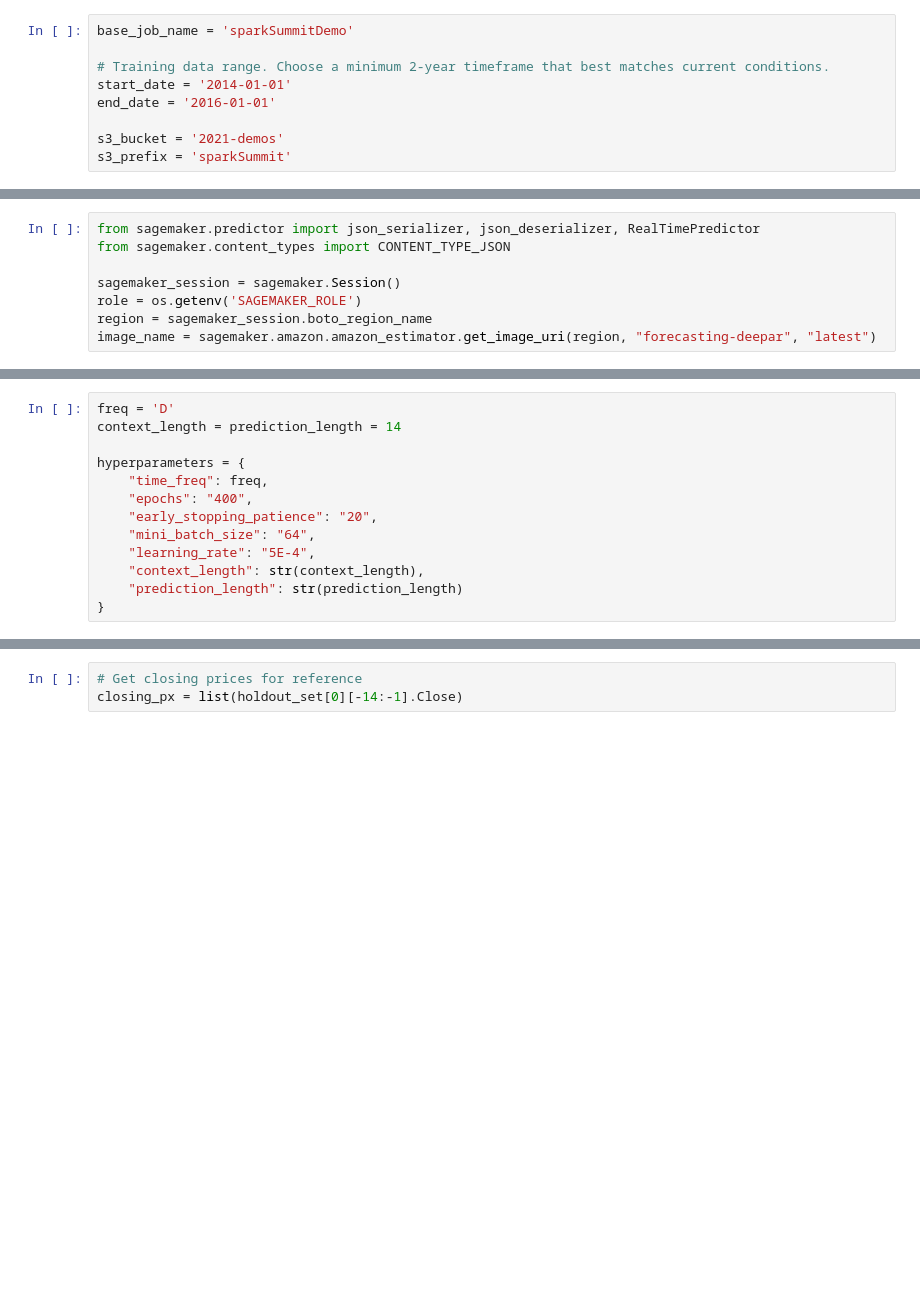
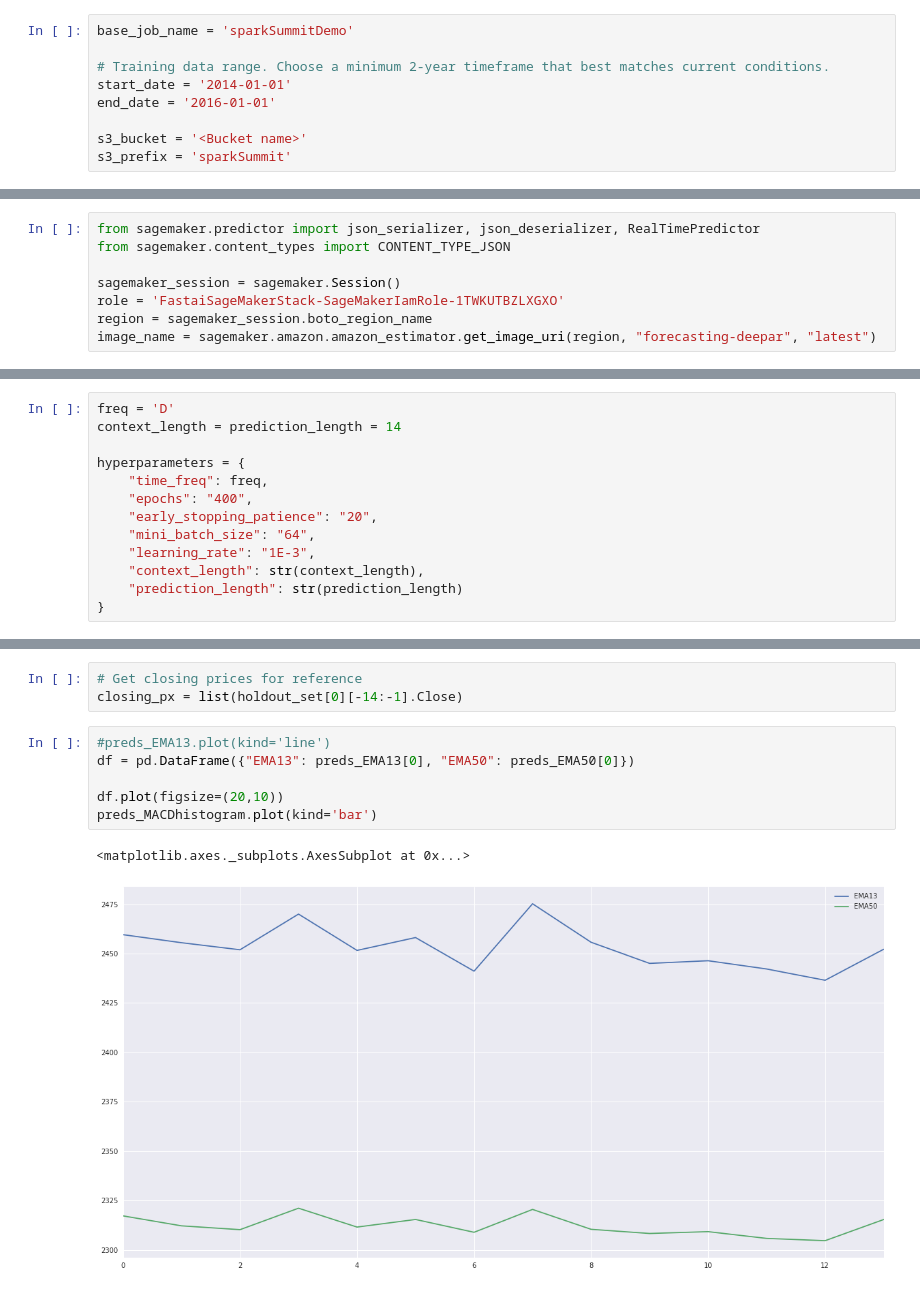
Before and after one commit to skrinak/SparkSummit2020, a Jupyter notebook: Forecasting Market Sentiment.ipynb, the cells around one changed output, grey strips where cells are left out. Saved outputs shown, nothing was run; the diff lists cells and outputs as text; blank space fills up the shorter version.

Commit message:
Changes to optimize hyperparameters and fixing chart

```diff
--- a/Forecasting Market Sentiment.ipynb
+++ b/Forecasting Market Sentiment.ipynb
@@ -33,7 +35,7 @@ base_job_name = 'sparkSummitDemo'
 start_date = '2014-01-01'
 end_date = '2016-01-01'
 
-s3_bucket = '2021-demos'
+s3_bucket = '<Bucket name>'
 s3_prefix = 'sparkSummit'
 # %% [markdown]
 ## Get historical data
@@ -248,7 +254,7 @@ from sagemaker.predictor import json_serializer, json_deserializer, RealTimePred
 from sagemaker.content_types import CONTENT_TYPE_JSON
 
 sagemaker_session = sagemaker.Session()
-role = os.getenv('SAGEMAKER_ROLE')
+role = 'FastaiSageMakerStack-SageMakerIamRole-1TWKUTBZLXGXO'
 region = sagemaker_session.boto_region_name
 image_name = sagemaker.amazon.amazon_estimator.get_image_uri(region, "forecasting-deepar", "latest")
 # %% [markdown]
@@ -264,7 +270,7 @@ hyperparameters = {
     "epochs": "400",
     "early_stopping_patience": "20",
     "mini_batch_size": "64",
-    "learning_rate": "5E-4",
+    "learning_rate": "1E-3",
     "context_length": str(context_length),
     "prediction_length": str(prediction_length)
 }
@@ -568,3 +620,12 @@ slowStochastic.plot(figsize=(20,2))
 # %%
 # Get closing prices for reference
 closing_px = list(holdout_set[0][-14:-1].Close)
+# %%
+#preds_EMA13.plot(kind='line')
+df = pd.DataFrame({"EMA13": preds_EMA13[0], "EMA50": preds_EMA50[0]})
+
+df.plot(figsize=(20,10))
+preds_MACDhistogram.plot(kind='bar')
+# %% [output]
+<matplotlib.axes._subplots.AxesSubplot at 0x...>
+[figure, added]
```
Also changed, not shown: parts of 15 cells of this notebook.
